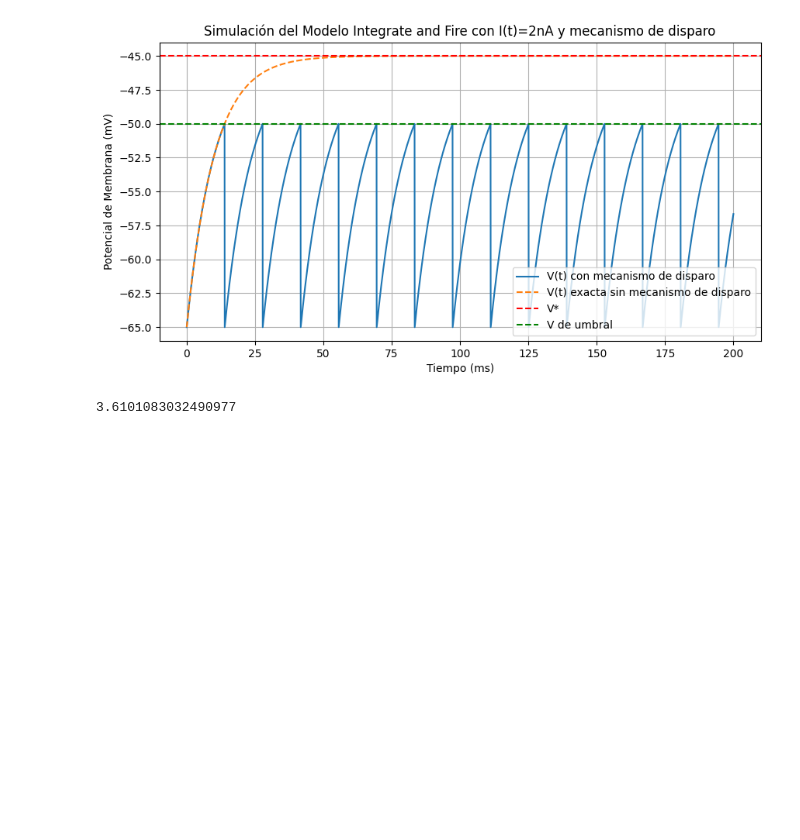
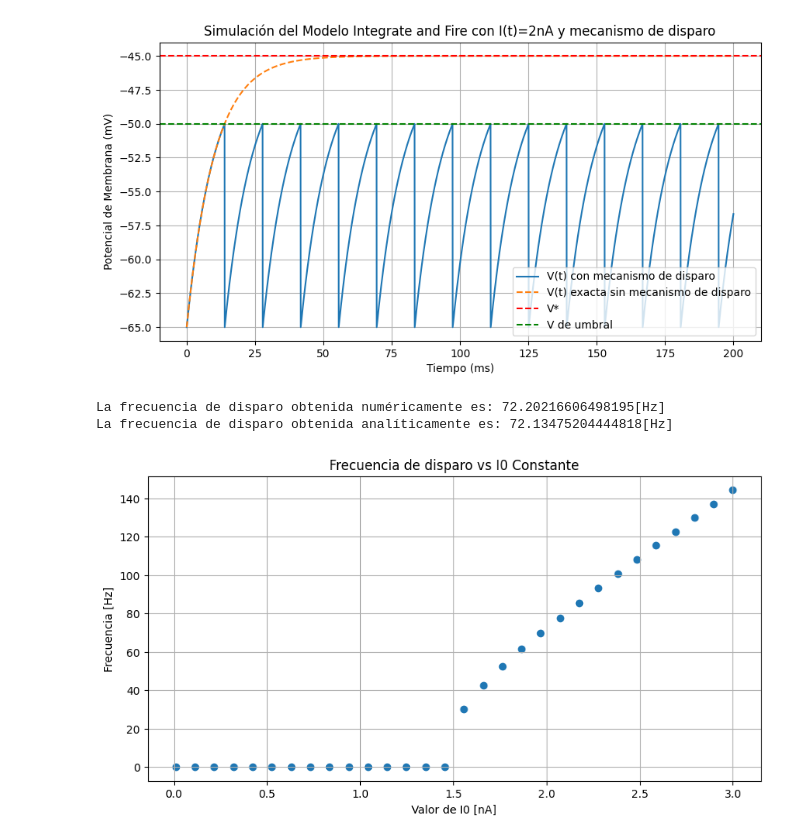
Before and after one commit to nicolassalomon96/Redes_Neuronales_FAMAF, a Jupyter notebook: TPs_Presentables/TP1/TP1_Entregable.ipynb, the cells around one changed output. Cells and saved outputs as stored; diff of their text form; code cells hidden in the pictures; blank space fills up the shorter version.

Commit message:
Completado hasta último punto

```diff
--- a/TPs_Presentables/TP1/TP1_Entregable.ipynb
+++ b/TPs_Presentables/TP1/TP1_Entregable.ipynb
@@ -199,20 +199,40 @@ plt.legend()
 plt.show()
 # %% [output]
 [figure]
-# %%
-#G)
-
-def get_freq(x):
-    t = 0
-    for value in x:
-        if value == x.max(): #Me fijo hasta que llegue al primer máximo
-            break
-        else:
-            t += 1
-    return (1/t)*1000 #Frecuencia en Hz
-
-
-frequency = get_freq(x)
-print(frequency)
-# %% [output]
-3.6101083032490977
+# %%
+#G)
+def get_freq(t, x):
+    pos_max = np.argmax(x)
+    periodo = t[pos_max]
+    return (1/periodo)*1000 #Frecuencia en Hz
+
+frequency = get_freq(t, x)
+print(f'La frecuencia de disparo obtenida numéricamente es: {frequency}[Hz]')
+
+analytic_per = tau * np.log((R*I)/(E + R*I - Vu)) #Ver hoja para análisis matemático
+analytic_freq = 1000/analytic_per #Frecuencia en Hz
+print(f'La frecuencia de disparo obtenida analíticamente es: {analytic_freq}[Hz]')
+
+#Graficar la frecuencia en función de I
+freq_values = []
+I_values = np.linspace(0.01, 3, 30)
+for I_d in I_values:
+    cond = R*I_d + E > Vu #Condición para que el logaritmo sea válido
+    if cond:
+        freq = 1000/(tau * np.log((R*I_d)/(R*I_d + E - Vu)))
+        freq_values.append(freq)
+    else:
+        freq_values.append(0.0)
+
+plt.figure(figsize=(10,5))
+plt.scatter(I_values, freq_values)
+plt.title('Frecuencia de disparo vs I0 Constante')
+plt.xlabel('Valor de I0 [nA]')
+plt.ylabel('Frecuencia [Hz]')
+plt.xticks(np.arange(0,I_values.max()+0.5, 0.5))
+plt.grid()
+plt.show()
+# %% [output]
+La frecuencia de disparo obtenida numéricamente es: 72.20216606498195[Hz]
+La frecuencia de disparo obtenida analíticamente es: 72.13475204444818[Hz]
+[figure, added]
```
Also changed, not shown: parts of 2 cells of this notebook.
